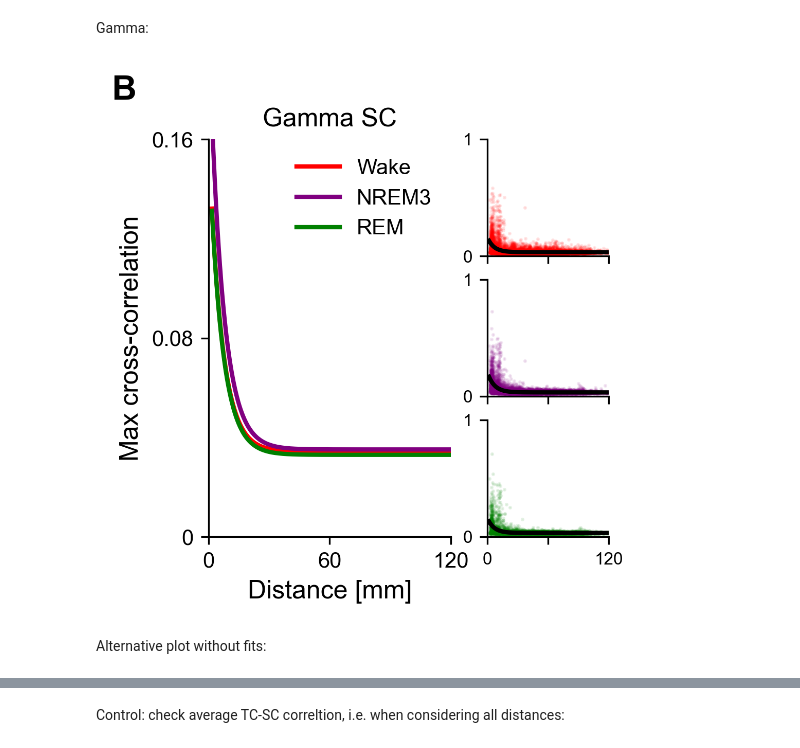
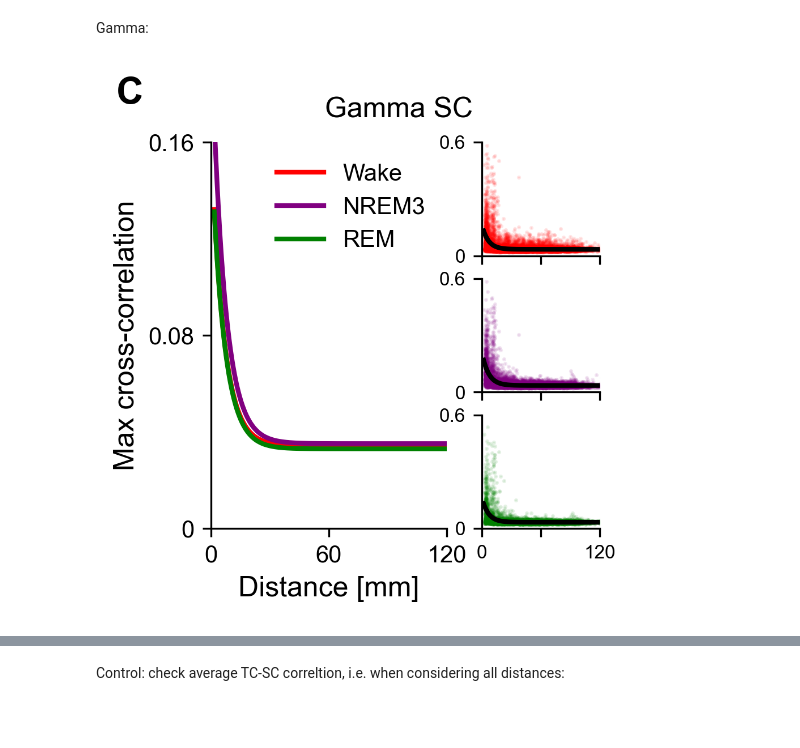
Before and after one commit to cusinatr/MNI-Analysis, a Jupyter notebook: Analysis/Figures/Fig_sc.ipynb, the cells around one changed output, grey strips where cells are left out. Saved outputs shown, nothing was run; the diff lists cells and outputs as text; code cells hidden in the pictures; blank space fills up the shorter version.

```diff
--- a/Analysis/Figures/Fig_sc.ipynb
+++ b/Analysis/Figures/Fig_sc.ipynb
@@ -22,12 +24,12 @@ stages = ["W", "N3", "R"]
 stage_colors = {"W": "red", "N2": "cyan", "N3": "purple", "R": "green"}
 type_colors = {"broadband": "peru", "gamma": "slategrey"}
 title_dict = {"W": "Wake", "N2": "NREM2", "N3": "NREM3", "R": "REM"}
-corr_type = "pearson"
+corr_type = "spearman"
 
 # Paths
 data_path = Path("F:\\MNIOpen")
-sc_path = data_path.joinpath("Results", "test_sc_broadband")
-sc_gamma_path = data_path.joinpath("Results", "test_sc_gamma")
+sc_path = data_path.joinpath("Results", "sc_broadband")
+sc_gamma_path = data_path.joinpath("Results", "sc_gamma")
 tau_path = data_path.joinpath("Results", "timescales_broadband")
 tau_gamma_path = data_path.joinpath("Results", "timescales_gamma")
 fig_path = data_path.joinpath("Figures", "Fig_sc")
@@ -48,15 +50,27 @@ df_params_corr_bb = {
     for stage in stages
 }
 df_params_corr_gamma = {
-    stage: pd.read_csv(sc_gamma_path.joinpath(f"sc_params_{stage}_fit_corr.csv"), index_col=0)
+    stage: pd.read_csv(
+        sc_gamma_path.joinpath(f"sc_params_{stage}_fit_corr.csv"), index_col=0
+    )
     for stage in stages
 }
 
 # Dataframe with timescales for all electrodes
 df_timescales_bb = pd.read_csv(tau_path.joinpath("tau_stages.csv"), index_col=0)
-df_timescales_gamma = pd.read_csv(tau_gamma_path.joinpath("tau_stages.csv"), index_col=0)
+df_timescales_gamma = pd.read_csv(
+    tau_gamma_path.joinpath("tau_stages.csv"), index_col=0
+)
 
-# MAp of coordinates of MNI atlas
+# Average values from LMEs
+df_avg_bb = pd.read_csv(sc_path.joinpath("sc_bb_regions.csv"))
+df_avg_gamma = pd.read_csv(sc_gamma_path.joinpath("sc_gamma_regions.csv"))
+df_avg_d_bb = pd.read_csv(sc_path.joinpath("sc_bb_dists.csv"))
+df_avg_d_gamma = pd.read_csv(sc_gamma_path.joinpath("sc_gamma_dists.csv"))
+df_avg_tau_bb = pd.read_csv(tau_path.joinpath("timescales_bb_regions.csv"))
+df_avg_tau_gamma = pd.read_csv(tau_gamma_path.joinpath("timescales_gamma_regions.csv"))
+
+# Map of coordinates of MNI atlas
 map_coords = pd.read_csv(
     data_path.joinpath("Data", "Parcellation", "mnia_centroids_coords.csv"), index_col=0
 )
@@ -125,30 +109,35 @@ plt.show()
 Gamma:
 # %%
 params_stages = {
-    stage: par.loc["all"].to_numpy().squeeze() for stage, par in df_params_corr_gamma.items()
+    stage: par.loc["all"].to_numpy().squeeze()
+    for stage, par in df_params_corr_gamma.items()
 }
 
 fig, axs = plots.plot_sc_fit(
     df_sc_gamma,
     params_stages,
     stage_colors,
     dict_stages=title_dict,
-    figsize=(8.5, 8.5),
+    figsize=(7.5, 7.5),
 )
 
 # Adjust plot
 axs[0].set_ylim(0, 0.16)
-axs[0].set_yticks([0, 0.08, 0.16], labels=[0, 0.08, 0.16], fontsize=plots.fsize.TICK_SIZE)
-axs[0].set_title("Gamma SC", fontsize=plots.fsize.TITLE_SIZE)
+axs[0].set_yticks(
+    [0, 0.08, 0.16], labels=[0, 0.08, 0.16], fontsize=plots.fsize.TICK_SIZE
+)
+# axs[0].set_title("Gamma SC", fontsize=plots.fsize.TITLE_SIZE)
+fig.suptitle("Gamma SC", y=0.97, fontsize=plots.fsize.TITLE_SIZE)
+
+for i in range(1, 4):
+    axs[i].set_ylim(0, 0.6)
+    axs[i].set_yticks([0, 0.6], labels=[0, 0.6], fontsize=plots.fsize.TICK_SIZE * 0.8)
 
 
 # Annotate panel
-axs[0].text(-0.4, 1.1, "B", transform=axs[0].transAxes,
-            size=16, weight='bold')
+axs[0].text(-0.4, 1.1, "C", transform=axs[0].transAxes, size=16, weight="bold")
 
 plots.save_figure(fig, fig_path.joinpath("Fit_corr_gamma.svg"))
 plt.show()
 # %% [output]
-[figure, old version]
+[figure, new version]
-# %% [markdown]
-Alternative plot without fits:
```
Also changed, not shown: parts of 32 cells of this notebook, 1 other file.
